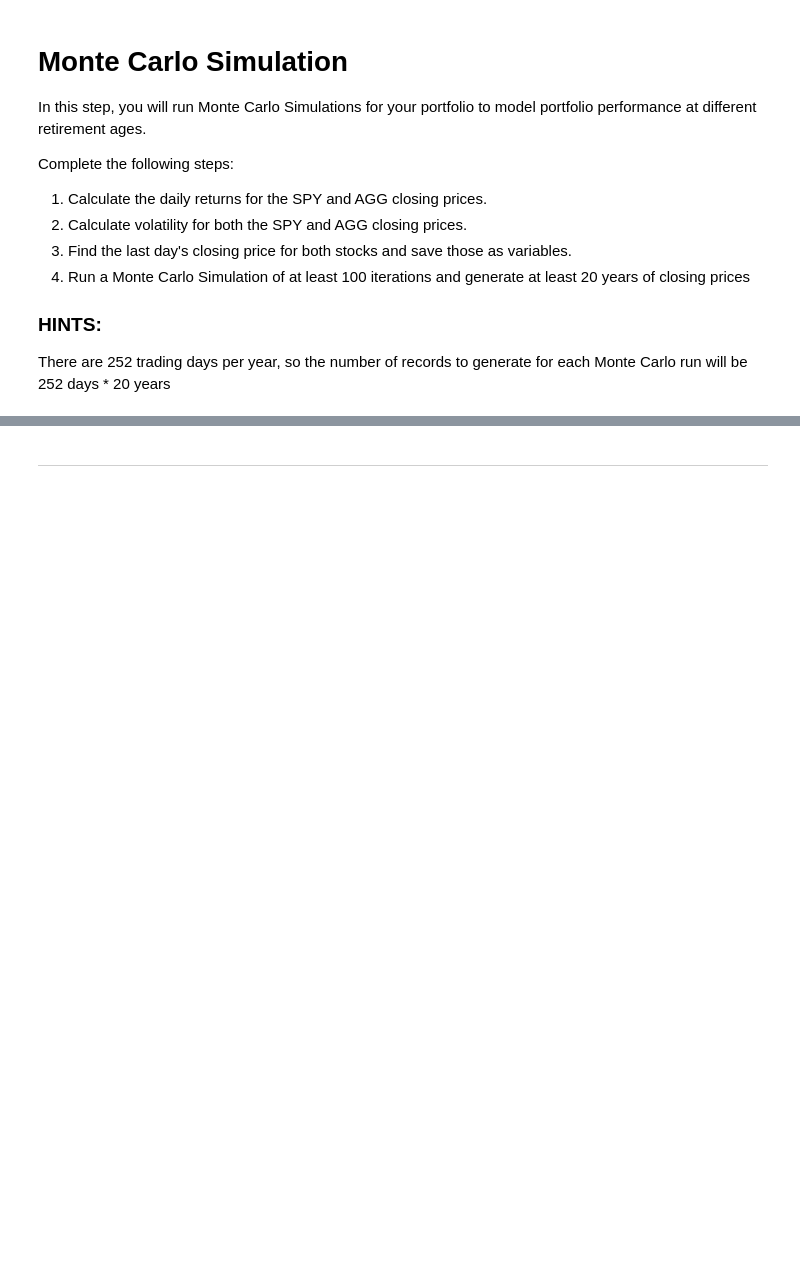
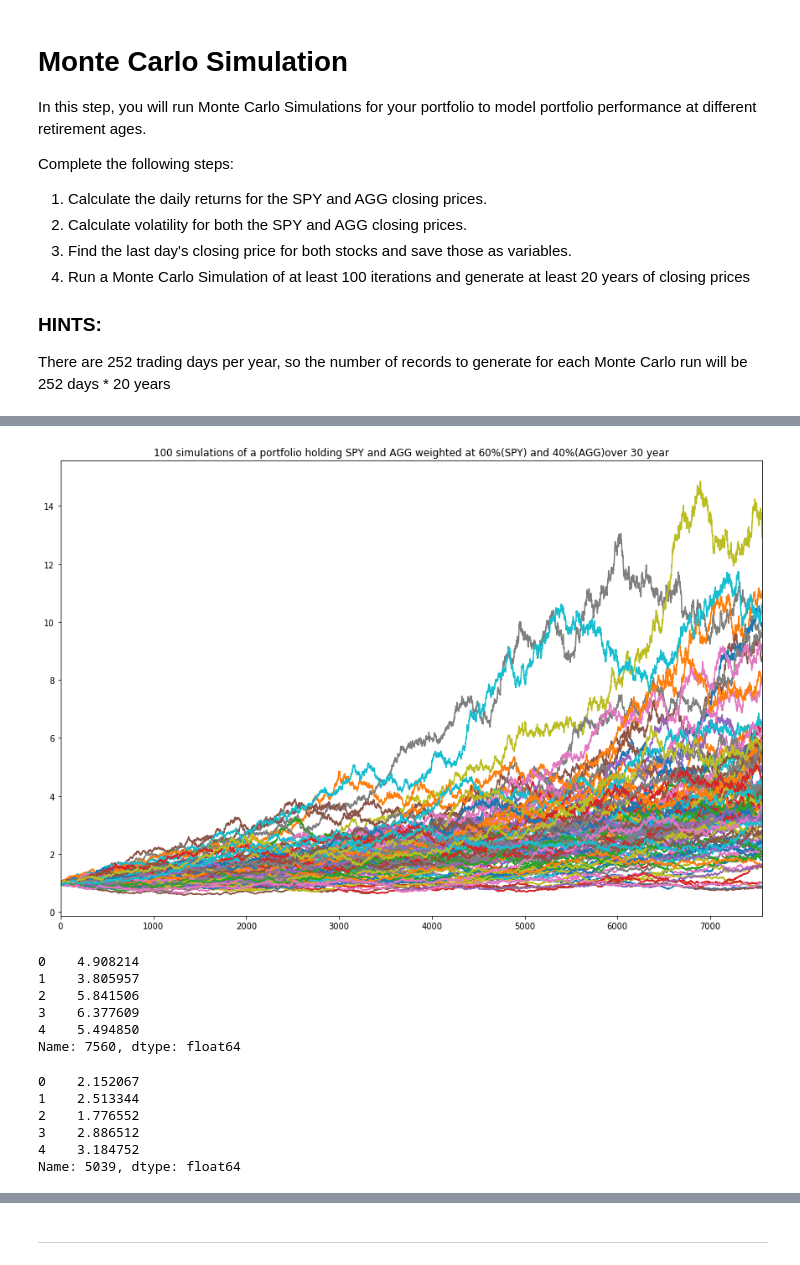
Before and after one commit to Rcantu/APIhw, a Jupyter notebook: portfolio_planner.ipynb, the cells around one changed output, grey strips where cells are left out. Saved outputs shown, nothing was run; the diff lists cells and outputs as text; code cells hidden in the pictures; blank space fills up the shorter version.

```diff
--- a/portfolio_planner.ipynb
+++ b/portfolio_planner.ipynb
@@ -17,6 +17,3 @@ import iexfinance as iex
 # Data Collection
 
 In this step, you will need to use the IEX api to fetch closing prices for the `SPY` and `AGG` tickers. Save the results as a pandas DataFrame
-# %%
-list_of_tickers = ["SPY", "AGG"]
-# YOUR CODE HERE
@@ -42,3 +87,8 @@ There are 252 trading days per year, so the number of records to generate for ea
 # %%
 # Save the last day's closing price
 # YOUR CODE HERE
+spy_last_closing_price = ticker_df["SPY"]["close"][-1]
+agg_last_closing_price = ticker_df["AGG"]["close"][-1]
+
+print(spy_last_closing_price)
+print(agg_last_closing_price)
@@ -47,3 +100,4 @@ There are 252 trading days per year, so the number of records to generate for ea
 number_simulations = 100
 number_records = 252 * 30
 monte_carlo = pd.DataFrame()
+simulated_price_df = pd.DataFrame()
@@ -57,0 +104,30 @@ for x in range(number_simulations):
+# %%
+# run the Monte Carlo Simulation
+for x in range(number_simulations):
+    simulated_spy_prices = [spy_last_closing_price]
+    simulated_agg_prices = [agg_last_closing_price]
+    for n in range(number_records):
+        simulated_spy_price = simulated_spy_prices[-1] * (1 + np.random.normal(avg_daily_returns_spy, std_dev_daily_returns_spy))
+        simulated_agg_price = simulated_agg_prices[-1] * (1 + np.random.normal(avg_daily_returns_agg, std_dev_daily_returns_agg))
+
+        #append the simulated price to the list
+        simulated_spy_prices.append(simulated_spy_price)
+        simulated_agg_prices.append(simulated_agg_price)
+
+         #append a simulated price of each simulation to DataFrame
+    simulated_price_df["SPY prices"] = pd.Series(simulated_spy_prices)
+    simulated_price_df["AGG prices"] = pd.Series(simulated_agg_prices)
+
+     #calculate the daily ROI of simulations to data frame
+    simulated_daily_roi = simulated_price_df.pct_change()
+
+     #set portfolio weights
+    weights = [0.60, 0.40]
+    # set up dot function with the weights to multiply weights with each column simulated daily ROI & calculate the normalized cumulative returns
+    portfolio_daily_roi = simulated_daily_roi.dot(weights)
+    monte_carlo[x] = (1 + portfolio_daily_roi.fillna(0)).cumprod()
+
+monte_carlo.head()
+
+
+    # YOUR CODE HERE
@@ -58,3 +142,32 @@ for x in range(number_simulations):
+# %%
+# Visualize the Simulation
+# YOUR CODE HERE
+monte_carlo.plot(legend=None, title="100 simulations of a portfolio holding SPY and AGG weighted at 60%(SPY) and 40%(AGG)over 30 year", figsize=(15,10))
+plt.savefig("monte_carlo.png", bbox_inches ="tight")
+# %% [output]
+[figure, added]
+# %%
+# Select the last row for the cumulative returns (cumulative returns at 30 years)
+# YOUR CODE HERE
+# use -1 since we start at 0
+final_returns = monte_carlo.iloc[-1,:]
+final_returns.head()
+# %% [output]
+0    4.908214
+1    3.805957
+2    5.841506
+3    6.377609
+4    5.494850
+Name: 7560, dtype: float64
 # %%
-# Select the last row for the cumulative returns (cumulative returns at 30 years)
+# Select the last row for the cumulative returns (cumulative returns at 20 years)
 # YOUR CODE HERE
+twenty_year_returns = monte_carlo.iloc[5039, :]
+twenty_year_returns.head()
+# %% [output]
+0    2.152067
+1    2.513344
+2    1.776552
+3    2.886512
+4    3.184752
+Name: 5039, dtype: float64
```
Also changed, not shown: parts of 21 cells of this notebook, 1 other file.
